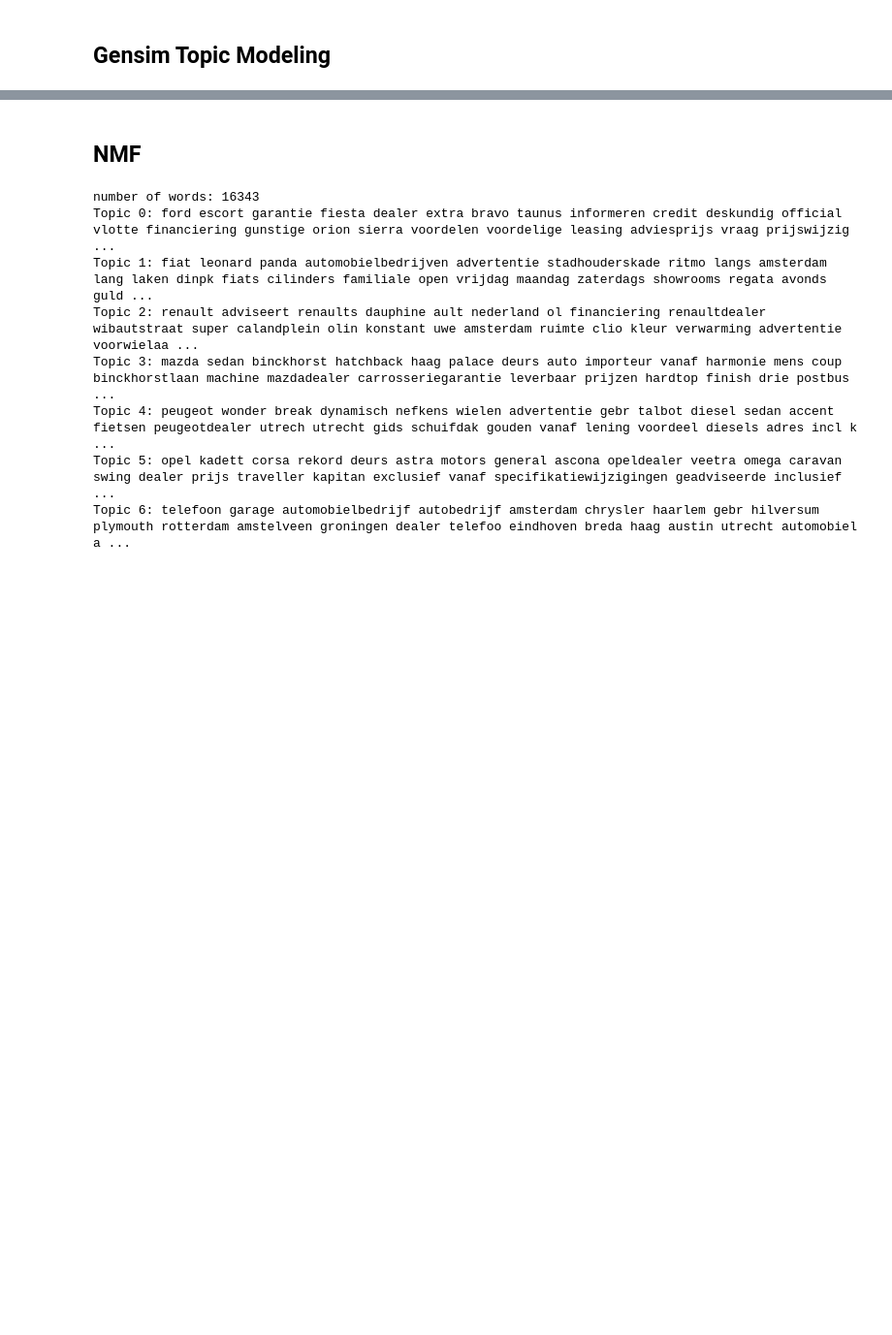
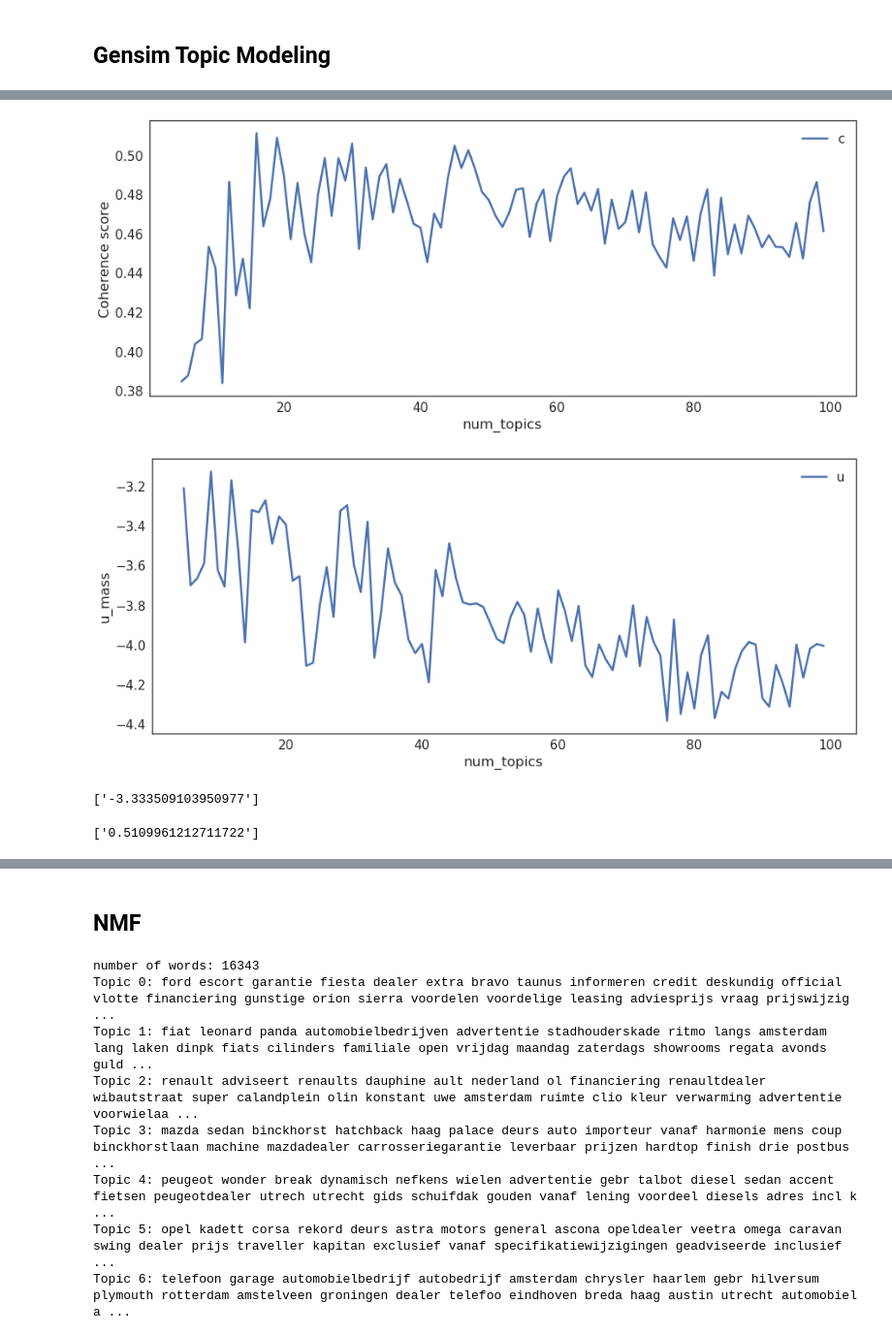
Before and after one commit to melvinwevers/imagetxts, a Jupyter notebook: BurstinAds.ipynb, the cells around one changed output, grey strips where cells are left out. Shown at 97% size. Cells and saved outputs as stored; diff of their text form; code cells hidden in the pictures; blank space fills up the shorter version.

```diff
--- a/BurstinAds.ipynb
+++ b/BurstinAds.ipynb
@@ -516 +519,38 @@ Wall time: 5min 32s
+# %%
+c_v = []
+with open('c_v.txt') as inputfile:
+    for line in inputfile:
+        c_v.append(line.strip().split(','))
+
+# Show graph
+    x = range(5, 100, 1)
+    plt.plot(x, c_v)
+    plt.xlabel("num_topics")
+    plt.ylabel("Coherence score")
+    plt.legend(("c_v"), loc='best')
+    plt.show()
+
+u_mass = []
+with open('u_mass.txt') as inputfile:
+    for line in inputfile:
+        u_mass.append(line.strip().split(','))
+
+# Show graph
+    x = range(5, 100, 1)
+    plt.plot(x, u_mass)
+    plt.xlabel("num_topics")
+    plt.ylabel("u_mass")
+    plt.legend(("u_mass"), loc='best')
+    plt.show()
+# %% [output]
+[figure, added]
+[figure, added]
+# %%
+u_mass[11]
+# %% [output]
+['-3.333509103950977']
+# %%
+c_v[11]
+# %% [output]
+['0.5109961212711722']
 # %%
```
Also changed, not shown: parts of 55 cells of this notebook, 24 other files.
